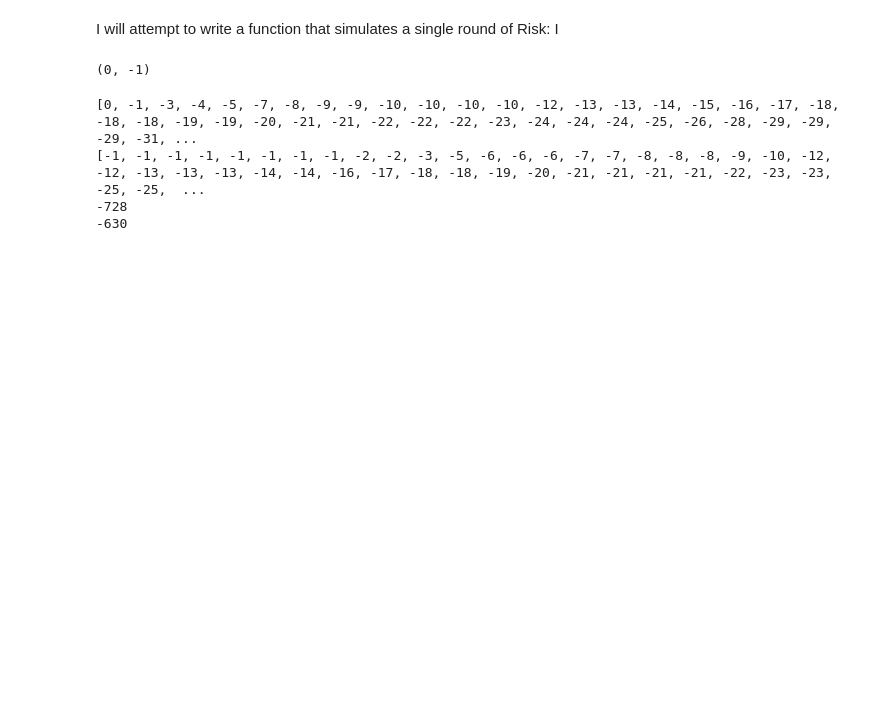
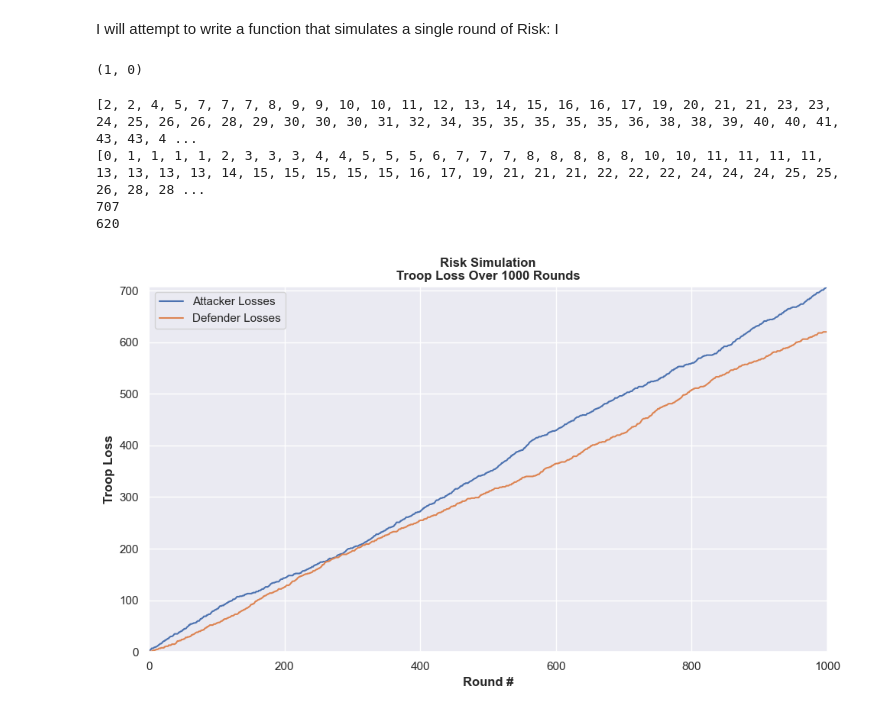
Before and after one commit to JBnkn/4369-programming-for-data-analytics, a Jupyter notebook: Assignments/assignment_5_risk.ipynb, the cells around one changed output. Saved outputs shown, nothing was run; the diff lists cells and outputs as text; code cells hidden in the pictures; blank space fills up the shorter version.

Commit message:
Plotting losses by round

```diff
--- a/Assignments/assignment_5_risk.ipynb
+++ b/Assignments/assignment_5_risk.ipynb
@@ -6,6 +6,9 @@ Undertaken for the [Programming for Data Analytics](https://www.atu.ie/courses/h
 # %%
 import numpy as np # to utilise random number generation
 import matplotlib.pyplot as plt # for plotting
+import seaborn as sns
+
+sns.set()
 # %% [markdown]
 I will attempt to write a function that simulates a single round of Risk: I
 # %%
@@ -32,9 +35,9 @@ def risk_round():
     max_defend = max(sorted_defend)
 
     if max_attack > max_defend:
-        defend_loss -= 1 # if the max attack roll is greater than max defend, one defend loss
+        defend_loss += 1 # if the max attack roll is greater than max defend, one defend loss
     else:
-        attack_loss -= 1 # if max attack is equal or less, one attack loss
+        attack_loss += 1 # if max attack is equal or less, one attack loss
 
     # handling if only one dice by either player
     if len(sorted_attack) >1 and len(sorted_defend) >1:
@@ -43,9 +46,9 @@ def risk_round():
 
        # comparing 2nd attack and 2nd defence dice
         if two_attack > two_defend:
-            defend_loss -= 1 # if the 2nd attack roll is greater than 2nd defend, one defend loss
+            defend_loss += 1 # if the 2nd attack roll is greater than 2nd defend, one defend loss
         else:
-            attack_loss -= 1 # if 2nd attack is equal or less, one attack loss
+            attack_loss += 1 # if 2nd attack is equal or less, one attack loss
 
     else:
         two_attack = "n/a"
@@ -56,9 +59,10 @@ def risk_round():
 # %%
 risk_round()
 # %% [output]
-(0, -1)
+(1, 0)
 # %%
 # tracking losses over time to create plot
+round = []
 attack_losses = []
 defend_losses = []
 
@@ -66,10 +70,11 @@ defend_losses = []
 attack_loss_total = 0
 defend_loss_total = 0
 
-for _ in range(1000):
+for rounds in range(1000):
     attack_loss, defend_loss = risk_round()
     attack_loss_total += attack_loss
     defend_loss_total += defend_loss
+    round.append(rounds)
     attack_losses.append(attack_loss_total)
     defend_losses.append(defend_loss_total)
 
@@ -79,7 +84,30 @@ print(defend_losses)
 print(attack_loss_total)
 print(defend_loss_total)
 # %% [output]
-[0, -1, -3, -4, -5, -7, -8, -9, -9, -10, -10, -10, -10, -12, -13, -13, -14, -15, -16, -17, -18, -18, -18, -19, -19, -20, -21, -21, -22, -22, -22, -23, -24, -24, -24, -25, -26, -28, -29, -29, -29, -31, ...
-[-1, -1, -1, -1, -1, -1, -1, -1, -2, -2, -3, -5, -6, -6, -6, -7, -7, -8, -8, -8, -9, -10, -12, -12, -13, -13, -13, -14, -14, -16, -17, -18, -18, -19, -20, -21, -21, -21, -21, -22, -23, -23, -25, -25,  ...
--728
--630
+[2, 2, 4, 5, 7, 7, 7, 8, 9, 9, 10, 10, 11, 12, 13, 14, 15, 16, 16, 17, 19, 20, 21, 21, 23, 23, 24, 25, 26, 26, 28, 29, 30, 30, 30, 31, 32, 34, 35, 35, 35, 35, 35, 36, 38, 38, 39, 40, 40, 41, 43, 43, 4 ...
+[0, 1, 1, 1, 1, 2, 3, 3, 3, 4, 4, 5, 5, 5, 6, 7, 7, 7, 8, 8, 8, 8, 8, 10, 10, 11, 11, 11, 11, 13, 13, 13, 13, 14, 15, 15, 15, 15, 15, 16, 17, 19, 21, 21, 21, 22, 22, 22, 24, 24, 24, 25, 25, 26, 28, 28 ...
+707
+620
+# %%
+# Plot the results
+plt.figure(figsize=(10, 6))
+
+# Plotting both attack and defend loss over rounds
+plt.plot(round, attack_losses, label="Attacker Losses")
+plt.plot(round, defend_losses, label="Defender Losses")
+
+# Adding labels and title
+plt.xlabel("Round #", weight='bold')
+plt.ylabel("Troop Loss", weight='bold')
+plt.title("Risk Simulation\nTroop Loss Over 1000 Rounds", weight='bold')
+plt.legend()
+
+plt.xlim(0, 1000)
+plt.ylim(0, max(max(attack_losses), max(defend_losses)) + 1)  # Set y-axis to go from 0 to the max loss plus 1
+
+# Show the plot
+plt.grid(True)
+plt.tight_layout()
+plt.show()
+# %% [output]
+[figure, added]
```
